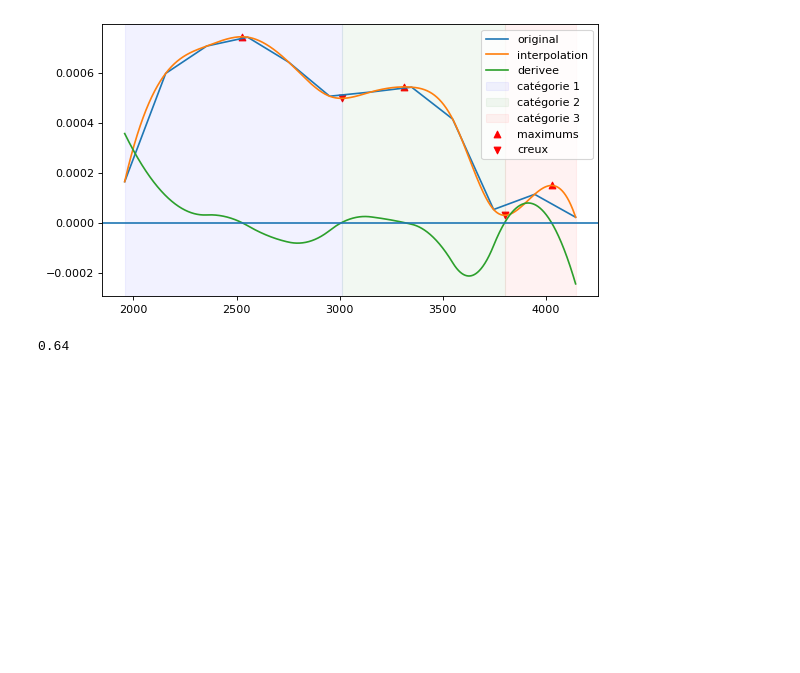
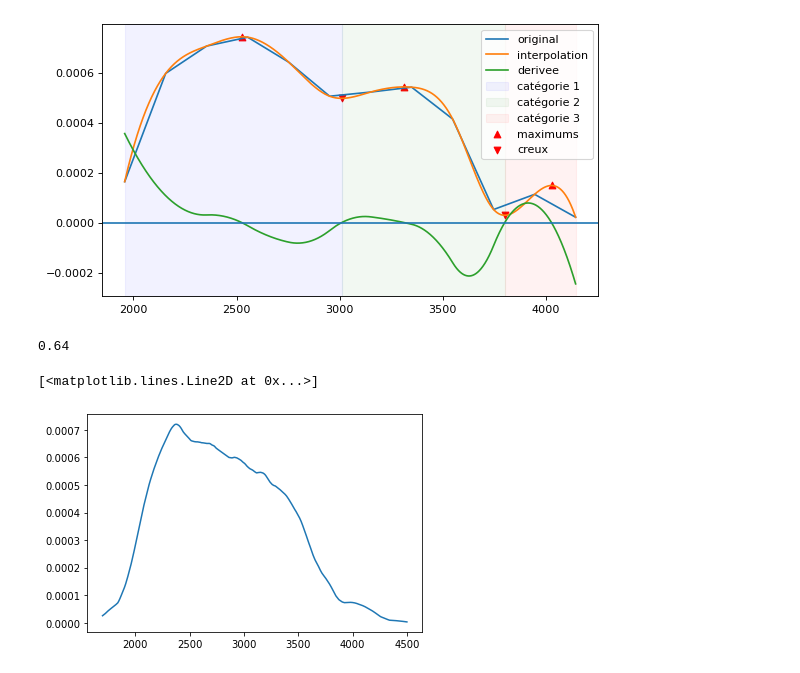
Before and after one commit to Kirscher/ResultAthle, a Jupyter notebook: GraphAlgoStatCourse.ipynb, the cells around one changed output. Cells and saved outputs as stored; diff of their text form; code cells hidden in the pictures; blank space fills up the shorter version.

```diff
--- a/GraphAlgoStatCourse.ipynb
+++ b/GraphAlgoStatCourse.ipynb
@@ -227,2 +250,15 @@ taille_categorie(densite,lim[0])
 # %% [output]
 0.64
+# %%
+#Ce bloc permet de tester la sensibilité du paramètre bandwidth lors de la détermination de la densité
+# 150 semble idéal (pour cette course), 50 trop petit, 300 trop élevé... Faire les tests.
+# tester aussi “scott”, “silverman” pour les méthodes de calcul de bandwidth optimal.
+
+kcourse = KernelDensity(kernel='epanechnikov', bandwidth=300)
+b=kcourse.fit(dur.reshape(-1,1))
+x_plot=np.linspace(1700,4500,int(1e3))
+
+plt.plot(x_plot,np.exp(b.score_samples(x_plot.reshape(-1,1))))
+# %% [output]
+[<matplotlib.lines.Line2D at 0x...>]
+[figure, added]
```
Also changed, not shown: parts of 4 cells of this notebook, 1 other file.
